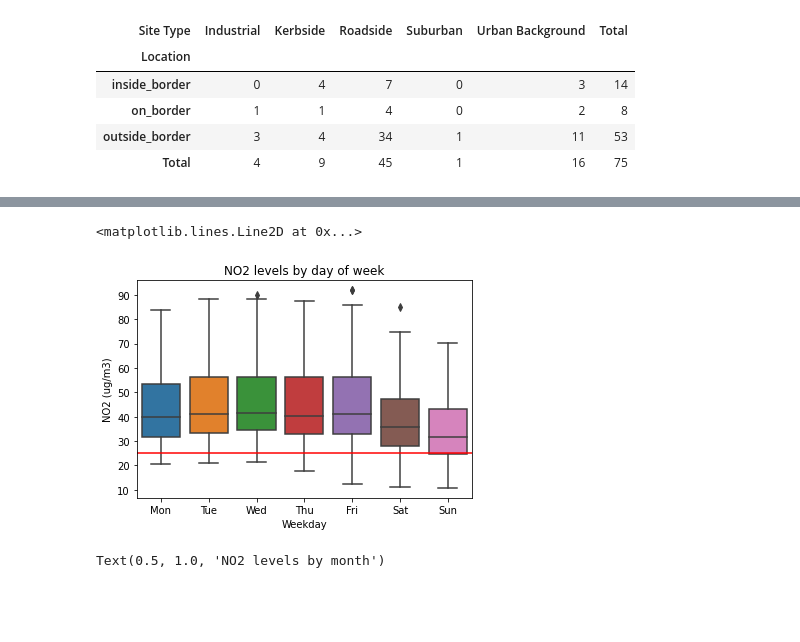
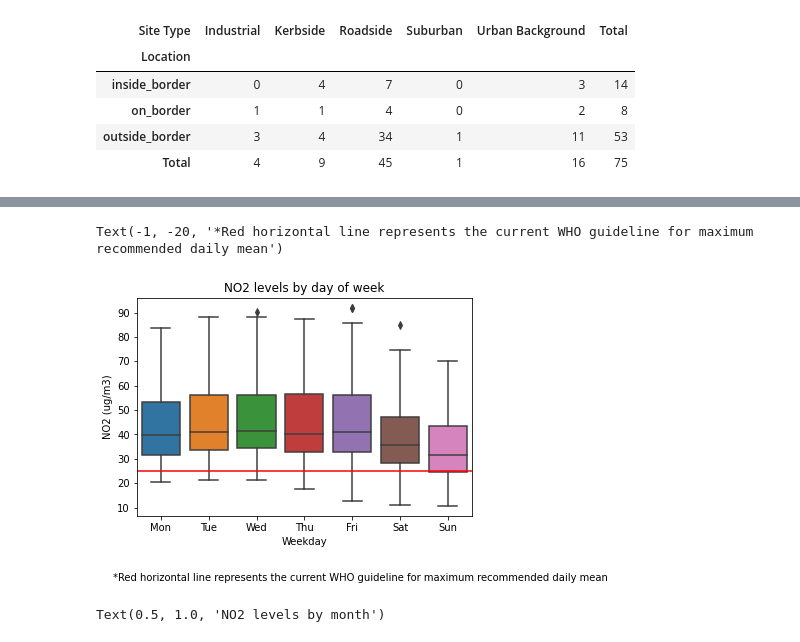
Before and after one commit to nomicar/DS4A_ULEZ_SAMPLE, a Jupyter notebook: EDA.ipynb, the cells around one changed output, grey strips where cells are left out. Drawn from its saved outputs; the diff is of its cells as text; code cells hidden in the pictures; blank space fills up the shorter version.

Commit message:
Tidy up
Focus on N02 and added text describing the project

```diff
--- a/EDA.ipynb
+++ b/EDA.ipynb
@@ -10,19 +18,21 @@ import scikit_posthocs as sp
 from EDA_data_clean import *
 # %%
 #define variables
-tc_start_date = datetime.date(year = 2017, month = 10, day = 23) # I'm not sure about the exact dates
-ulez_start_date = datetime.date(year = 2019, month = 4, day = 8) #
+tc_start_date = datetime.date(year = 2017, month = 10, day = 23) # Date traffic congestion charge was introduced
+ulez_start_date = datetime.date(year = 2019, month = 4, day = 8) # Date ULEZ was introduced
 
 # get the name of the pollutant column in the dataframe from the pollutant code
 pollutant_to_column = {"NO2": "NO2 (ug/m3)",
                     'PM10': 'PM10 (ug/m3)',
                     'PM2_5': 'PM2.5 (ug/m3)'}
 
+# Maximum values for NO2 as recommended by WHO
 rec_daily_max = 25
 rec_yearly_max = 10
 
 #load the data
-file_path = "../cleaned_data"
+file_path = "./cleaned_data"
+# The EDA code can be run on three pollutants: NO2, PM10, PM2.5. There is only limited data available for PM10 and PM2.5
 pol_code = "NO2"
 all_sites_daily, clean_monthly, clean_pre_averages, clean_post_averages, changes = import_data(pol_code, file_path)
 
@@ -65,13 +83,14 @@ pd.crosstab(df.Location,df['Site Type'],margins = True, margins_name = 'Total' )
 # %%
 # Daily effects on NO2 levels
 # Compute the average NO2 levels for each day of the week for each site
 df = all_sites_daily.groupby(["Site Indicator", "Weekday"]).agg("mean").reset_index()
 sns.boxplot(x = "Weekday", y=pollutant_column_name, data = df, order=["Mon", "Tue", "Wed", "Thu", "Fri", "Sat", "Sun"])
 plt.title("NO2 levels by day of week")
 plt.axhline(rec_daily_max, color = 'r')
+plt.text(-1,-20,'*Red horizontal line represents the current WHO guideline for maximum recommended daily mean')
 # %% [output]
-<matplotlib.lines.Line2D at 0x...>
+Text(-1, -20, '*Red horizontal line represents the current WHO guideline for maximum recommended daily mean')
-[figure, old version]
+[figure, new version]
 # %%
 #Monthly effects on NO2 levels
 df = clean_monthly.groupby(["Site Indicator", "Month"]).agg("mean").reset_index()
```
Also changed, not shown: parts of 11 cells of this notebook, 1 other file.
